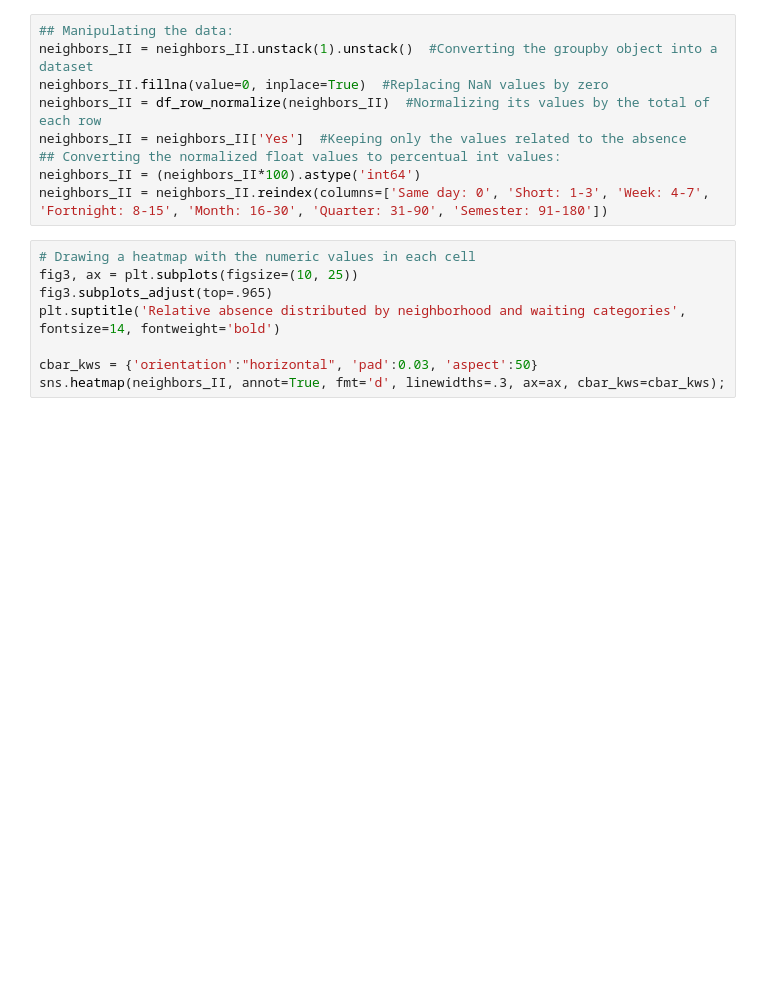
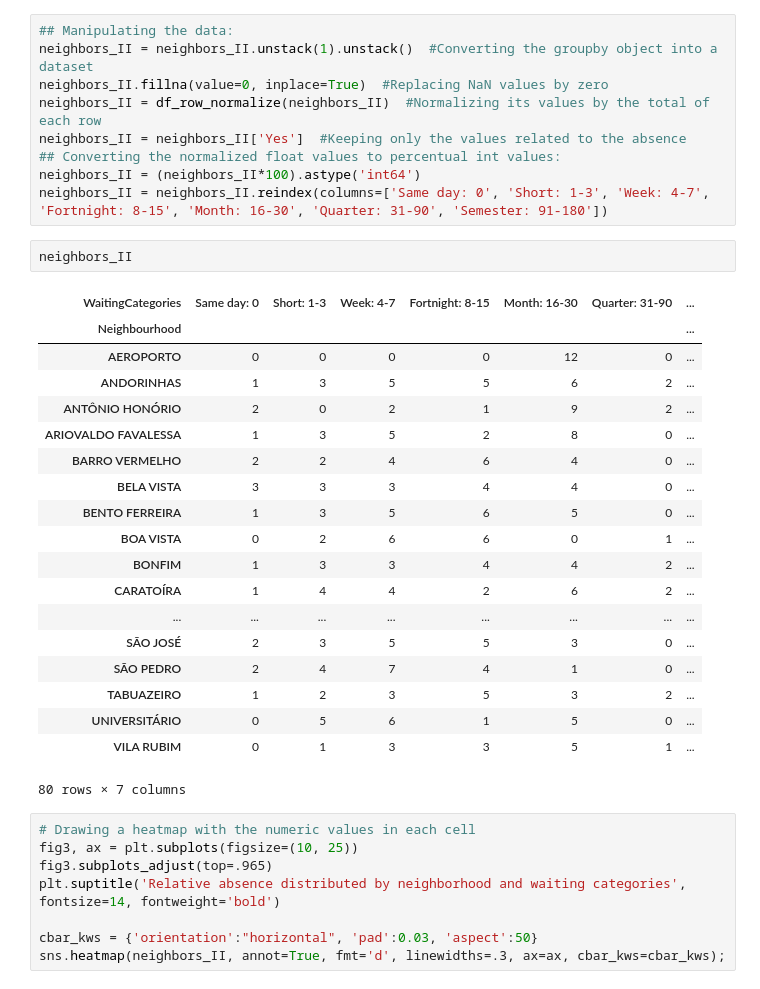
Before and after one commit to tbnsilveira/DAND-IntroDataAnalysis, a Jupyter notebook: tbnsilveira_Project01_InvestigateDataset.ipynb, the cells around one changed output. Drawn from its saved outputs; the diff is of its cells as text; blank space fills up the shorter version.

```diff
--- a/tbnsilveira_Project01_InvestigateDataset.ipynb
+++ b/tbnsilveira_Project01_InvestigateDataset.ipynb
@@ -891,6 +934,28 @@ neighbors_II = neighbors_II['Yes']  #Keeping only the values related to the abse
 ## Converting the normalized float values to percentual int values:
 neighbors_II = (neighbors_II*100).astype('int64')
 neighbors_II = neighbors_II.reindex(columns=['Same day: 0', 'Short: 1-3', 'Week: 4-7', 'Fortnight: 8-15', 'Month: 16-30', 'Quarter: 31-90', 'Semester: 91-180'])
+# %%
+neighbors_II
+# %% [output]
+| WaitingCategories | Same day: 0 | Short: 1-3 | Week: 4-7 | Fortnight: 8-15 | Month: 16-30 | Quarter: 31-90 | ... |
+| Neighbourhood |  |  |  |  |  |  | ... |
+| AEROPORTO | 0 | 0 | 0 | 0 | 12 | 0 | ... |
+| ANDORINHAS | 1 | 3 | 5 | 5 | 6 | 2 | ... |
+| ANTÔNIO HONÓRIO | 2 | 0 | 2 | 1 | 9 | 2 | ... |
+| ARIOVALDO FAVALESSA | 1 | 3 | 5 | 2 | 8 | 0 | ... |
+| BARRO VERMELHO | 2 | 2 | 4 | 6 | 4 | 0 | ... |
+| BELA VISTA | 3 | 3 | 3 | 4 | 4 | 0 | ... |
+| BENTO FERREIRA | 1 | 3 | 5 | 6 | 5 | 0 | ... |
+| BOA VISTA | 0 | 2 | 6 | 6 | 0 | 1 | ... |
+| BONFIM | 1 | 3 | 3 | 4 | 4 | 2 | ... |
+| CARATOÍRA | 1 | 4 | 4 | 2 | 6 | 2 | ... |
+| ... | ... | ... | ... | ... | ... | ... | ... |
+| SÃO JOSÉ | 2 | 3 | 5 | 5 | 3 | 0 | ... |
+| SÃO PEDRO | 2 | 4 | 7 | 4 | 1 | 0 | ... |
+| TABUAZEIRO | 1 | 2 | 3 | 5 | 3 | 2 | ... |
+| UNIVERSITÁRIO | 0 | 5 | 6 | 1 | 5 | 0 | ... |
+| VILA RUBIM | 0 | 1 | 3 | 3 | 5 | 1 | ... |
+80 rows × 7 columns
 # %%
 # Drawing a heatmap with the numeric values in each cell
 fig3, ax = plt.subplots(figsize=(10, 25))
```
Also changed, not shown: parts of 3 cells of this notebook, 1 other file.
